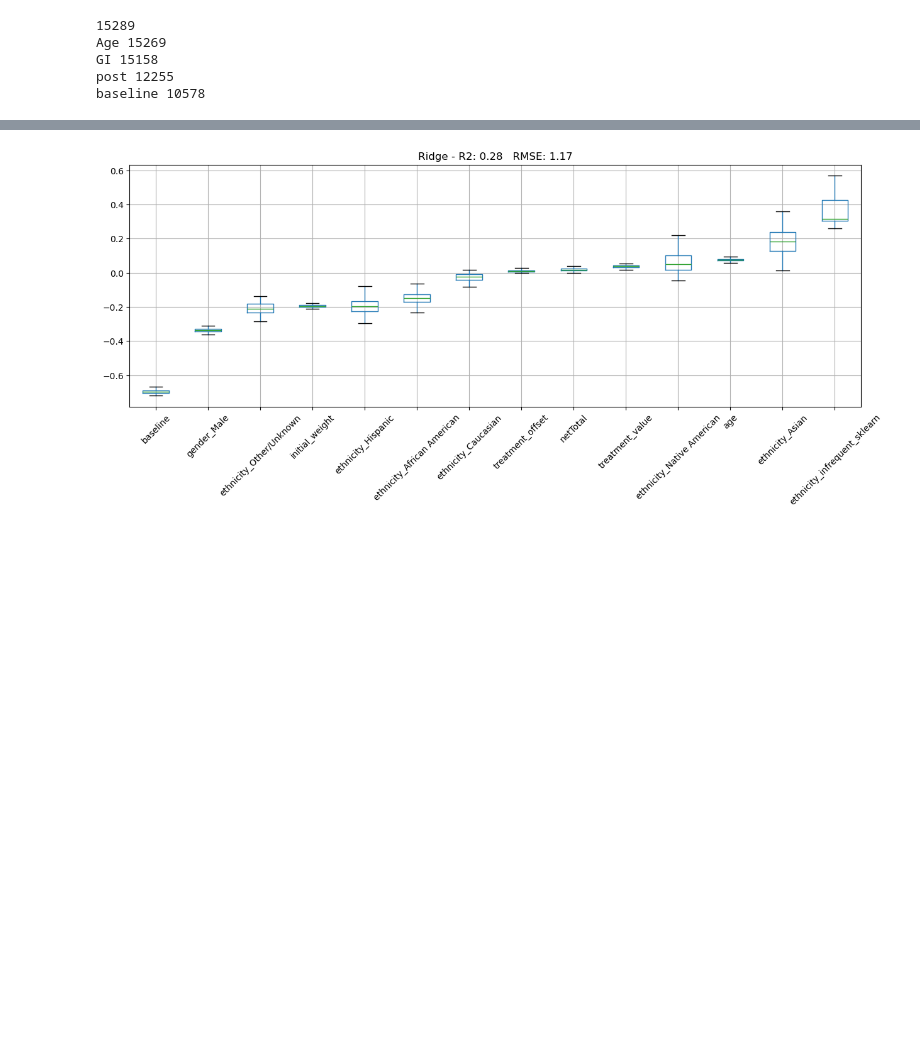
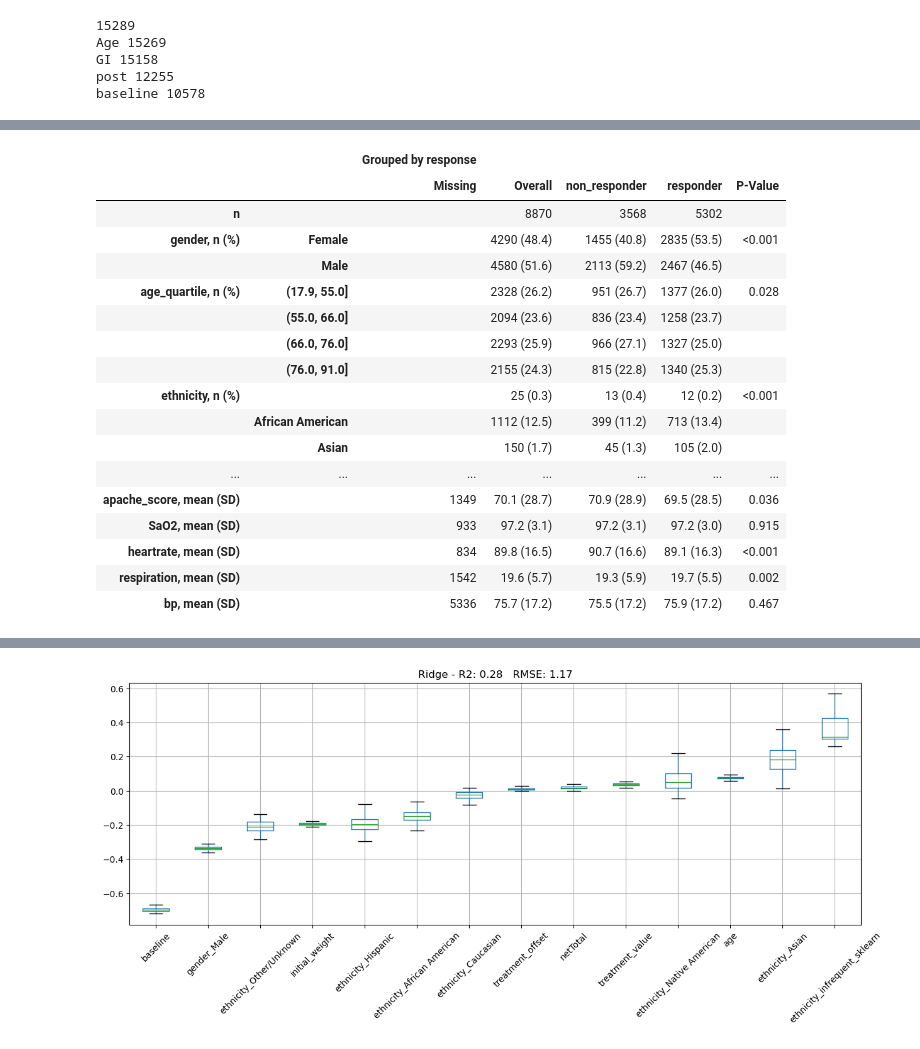
Before and after one commit to jhn-nt/hcrbct, a Jupyter notebook: sepsis_eda.ipynb, the cells around one changed output, grey strips where cells are left out. Cells and saved outputs as stored; diff of their text form; code cells hidden in the pictures; blank space fills up the shorter version.

```diff
--- a/sepsis_eda.ipynb
+++ b/sepsis_eda.ipynb
@@ -302,10 +254,10 @@ Name: treatment_effect_per_unit, dtype: float64
 # %%
 # change this to create table one for sepsis patients and non-sepsis patients
-non_sepsis_t1=TableOne(non_sepsis_df,
+t1=TableOne(df,
          columns=categorical+continuous,
          categorical=categorical,
-         groupby='HGB Increment (g/dL) Quartile',
+         groupby='response',
          pval=True,
          )
-non_sepsis_t1=rename_cols(non_sepsis_t1)
+t1=rename_cols(t1)
 # non_sepsis_t1
@@ -333 +264,22 @@ non_sepsis_t1
+# %%
+t1
+# %% [output]
+|  |  | Grouped by response |  |  |  |  |
+|  |  | Missing | Overall | non_responder | responder | P-Value |
+| n |  |  | 8870 | 3568 | 5302 |  |
+| gender, n (%) | Female |  | 4290 (48.4) | 1455 (40.8) | 2835 (53.5) | <0.001 |
+|  | Male |  | 4580 (51.6) | 2113 (59.2) | 2467 (46.5) |  |
+| age_quartile, n (%) | (17.9, 55.0] |  | 2328 (26.2) | 951 (26.7) | 1377 (26.0) | 0.028 |
+|  | (55.0, 66.0] |  | 2094 (23.6) | 836 (23.4) | 1258 (23.7) |  |
+|  | (66.0, 76.0] |  | 2293 (25.9) | 966 (27.1) | 1327 (25.0) |  |
+|  | (76.0, 91.0] |  | 2155 (24.3) | 815 (22.8) | 1340 (25.3) |  |
+| ethnicity, n (%) |  |  | 25 (0.3) | 13 (0.4) | 12 (0.2) | <0.001 |
+|  | African American |  | 1112 (12.5) | 399 (11.2) | 713 (13.4) |  |
+|  | Asian |  | 150 (1.7) | 45 (1.3) | 105 (2.0) |  |
+| ... | ... | ... | ... | ... | ... | ... |
+| apache_score, mean (SD) |  | 1349 | 70.1 (28.7) | 70.9 (28.9) | 69.5 (28.5) | 0.036 |
+| SaO2, mean (SD) |  | 933 | 97.2 (3.1) | 97.2 (3.1) | 97.2 (3.0) | 0.915 |
+| heartrate, mean (SD) |  | 834 | 89.8 (16.5) | 90.7 (16.6) | 89.1 (16.3) | <0.001 |
+| respiration, mean (SD) |  | 1542 | 19.6 (5.7) | 19.3 (5.9) | 19.7 (5.5) | 0.002 |
+| bp, mean (SD) |  | 5336 | 75.7 (17.2) | 75.5 (17.2) | 75.9 (17.2) | 0.467 |
 # %%
```
Also changed, not shown: parts of 34 cells of this notebook, 3 other files.
